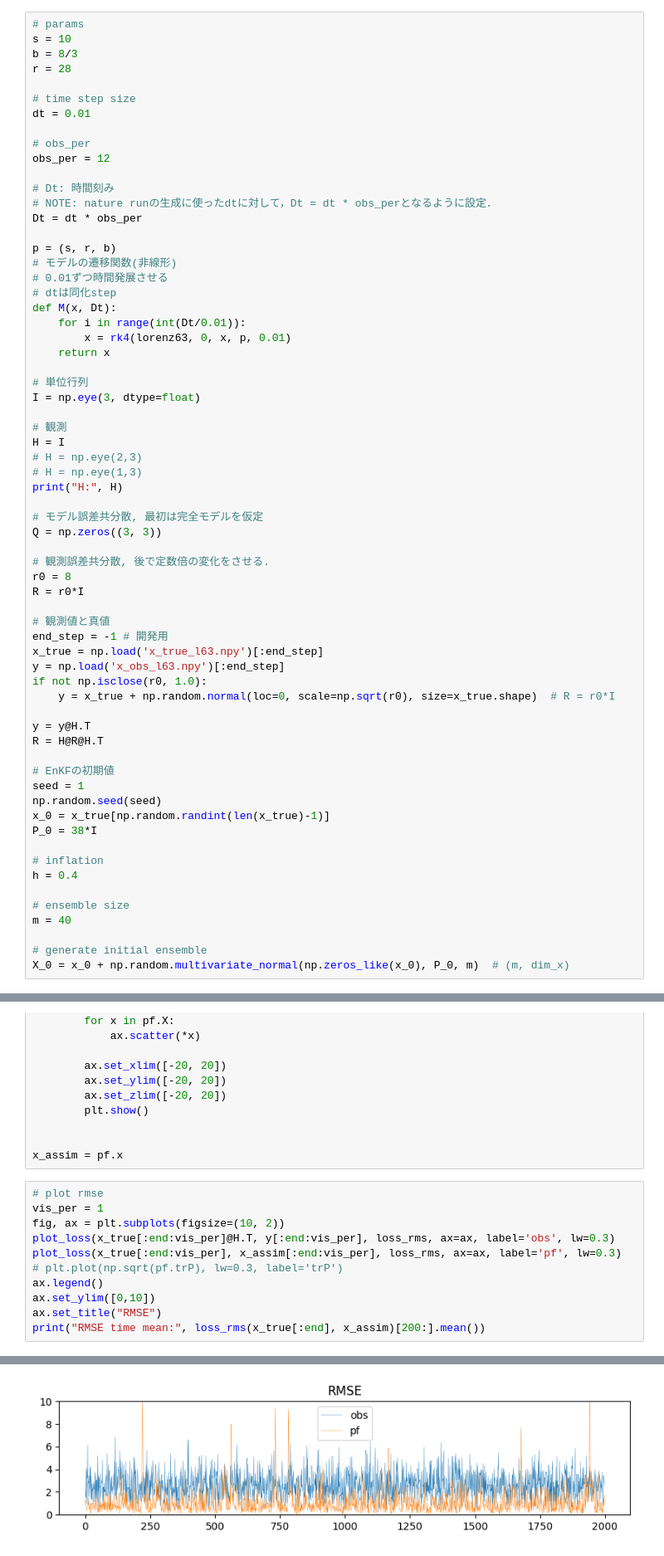
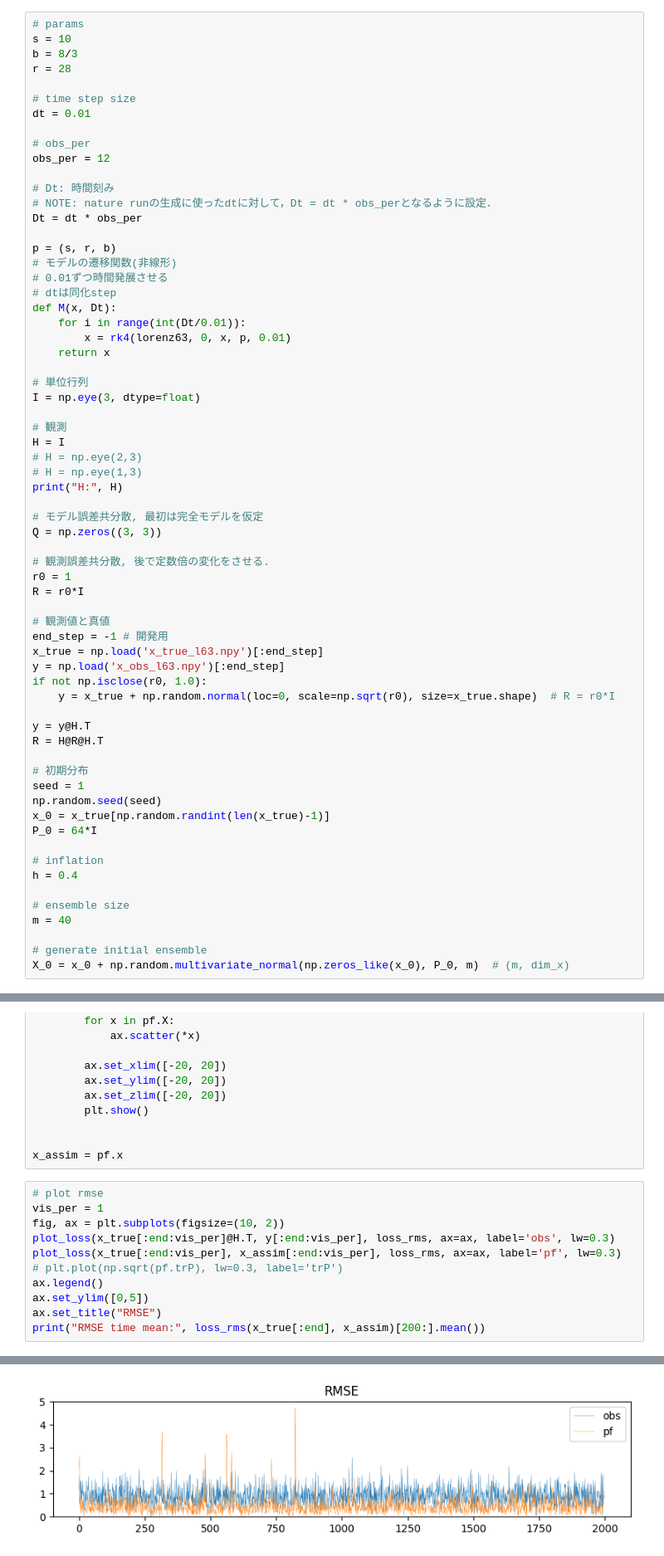
Before and after one commit to KotaTakeda/da_py, a Jupyter notebook: examples/l63_pf.ipynb, the cells around one changed output, grey strips where cells are left out. Shown at 83% size. Saved outputs shown, nothing was run; the diff lists cells and outputs as text.

```diff
--- a/examples/l63_pf.ipynb
+++ b/examples/l63_pf.ipynb
@@ -50,7 +53,7 @@ print("H:", H)
 Q = np.zeros((3, 3))
 
 # 観測誤差共分散, 後で定数倍の変化をさせる.
-r0 = 8
+r0 = 1
 R = r0*I
 
 # 観測値と真値
@@ -63,11 +66,11 @@ if not np.isclose(r0, 1.0):
 y = y@H.T
 R = H@R@H.T
 
-# EnKFの初期値
+# 初期分布
 seed = 1
 np.random.seed(seed)
 x_0 = x_true[np.random.randint(len(x_true)-1)]
-P_0 = 38*I
+P_0 = 64*I
 
 # inflation
 h = 0.4
@@ -112,7 +115,7 @@ plot_loss(x_true[:end:vis_per]@H.T, y[:end:vis_per], loss_rms, ax=ax, label='obs
 plot_loss(x_true[:end:vis_per], x_assim[:end:vis_per], loss_rms, ax=ax, label='pf', lw=0.3)
 # plt.plot(np.sqrt(pf.trP), lw=0.3, label='trP')
 ax.legend()
-ax.set_ylim([0,10])
+ax.set_ylim([0,5])
 ax.set_title("RMSE")
 print("RMSE time mean:", loss_rms(x_true[:end], x_assim)[200:].mean())
 # %% [output]
@@ -120,4 +123,4 @@ RMSE time mean: 1.0596580772640902
-[figure, old version]
+[figure, new version]
 # %% [markdown]
 # m vs. h
 # %%
```
Also changed, not shown: parts of 5 cells of this notebook, 2 other files.
